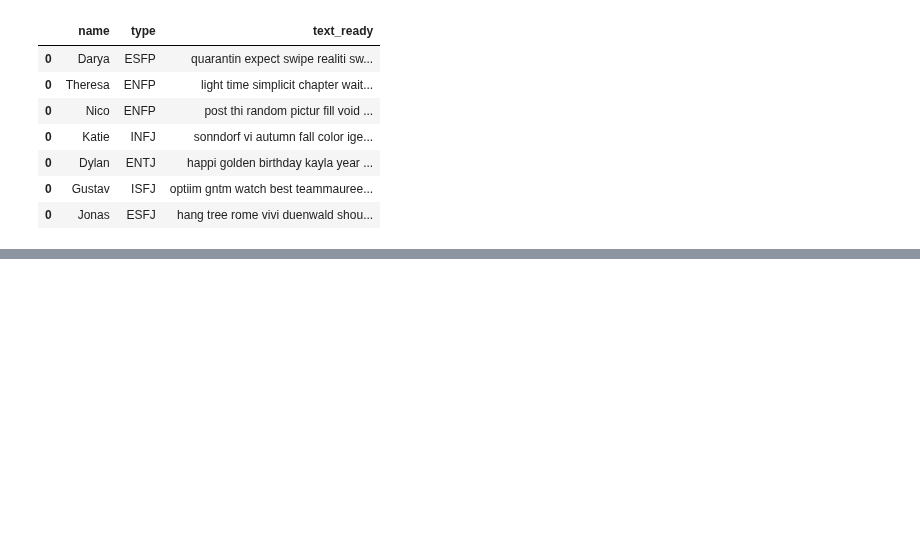
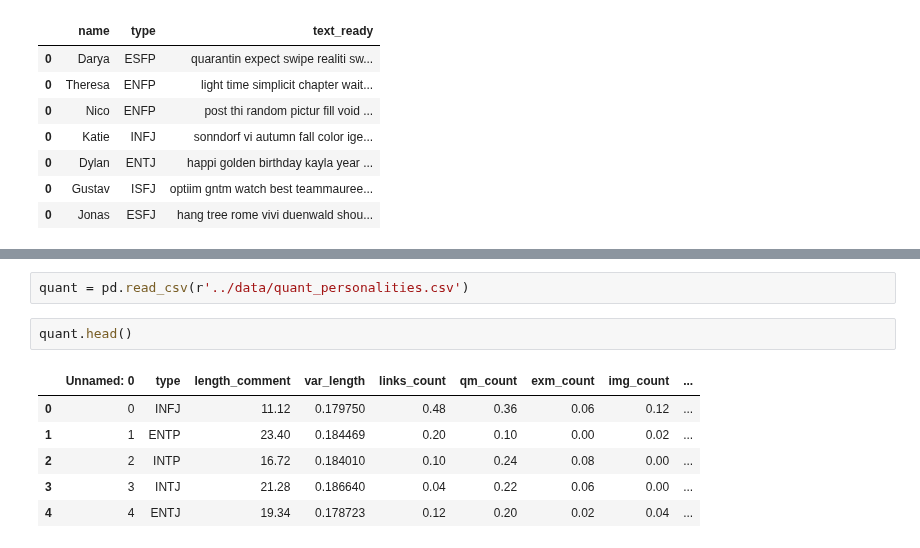
Before and after one commit to ta-data-bcn/Project-Week-8-Final-Project, a Jupyter notebook: your-project/code/Code 7 - Real Life Data.ipynb, the cells around one changed output, grey strips where cells are left out. Cells and saved outputs as stored; diff of their text form; blank space fills up the shorter version.

```diff
--- a/your-project/code/Code 7 - Real Life Data.ipynb
+++ b/your-project/code/Code 7 - Real Life Data.ipynb
@@ -475,0 +774,11 @@ rldata.to_csv(r'../data/reallife_data_insta.csv')
+# %%
+quant = pd.read_csv(r'../data/quant_personalities.csv')
+# %%
+quant.head()
+# %% [output]
+|  | Unnamed: 0 | type | length_comment | var_length | links_count | qm_count | exm_count | img_count | ... |
+| 0 | 0 | INFJ | 11.12 | 0.179750 | 0.48 | 0.36 | 0.06 | 0.12 | ... |
+| 1 | 1 | ENTP | 23.40 | 0.184469 | 0.20 | 0.10 | 0.00 | 0.02 | ... |
+| 2 | 2 | INTP | 16.72 | 0.184010 | 0.10 | 0.24 | 0.08 | 0.00 | ... |
+| 3 | 3 | INTJ | 21.28 | 0.186640 | 0.04 | 0.22 | 0.06 | 0.00 | ... |
+| 4 | 4 | ENTJ | 19.34 | 0.178723 | 0.12 | 0.20 | 0.02 | 0.04 | ... |
```
Also changed, not shown: parts of 30 cells of this notebook, 5 other files.
